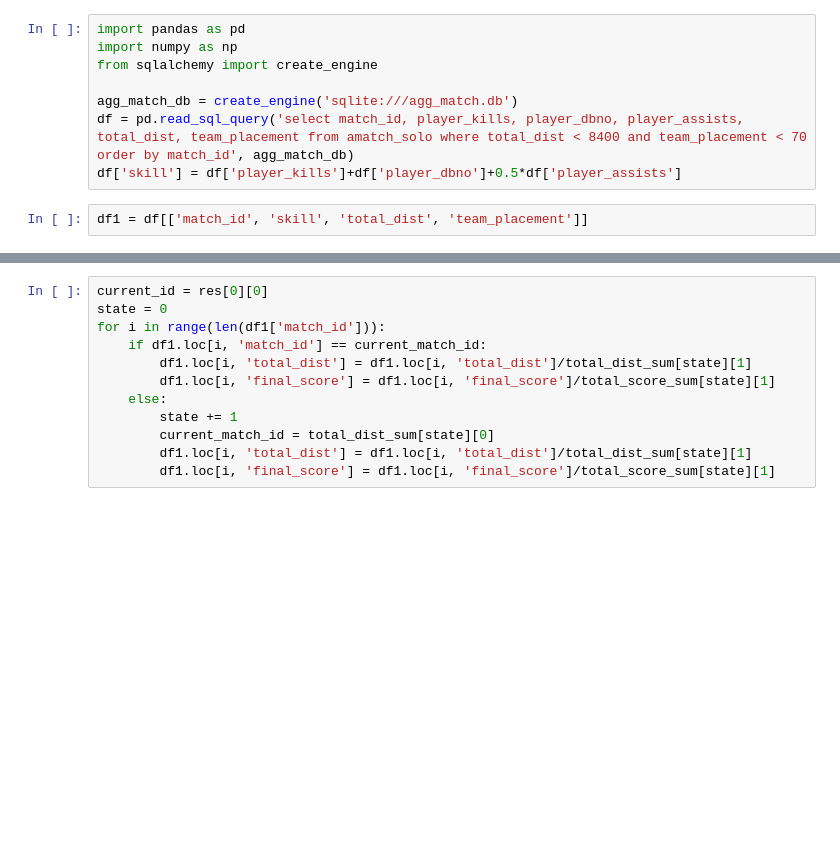
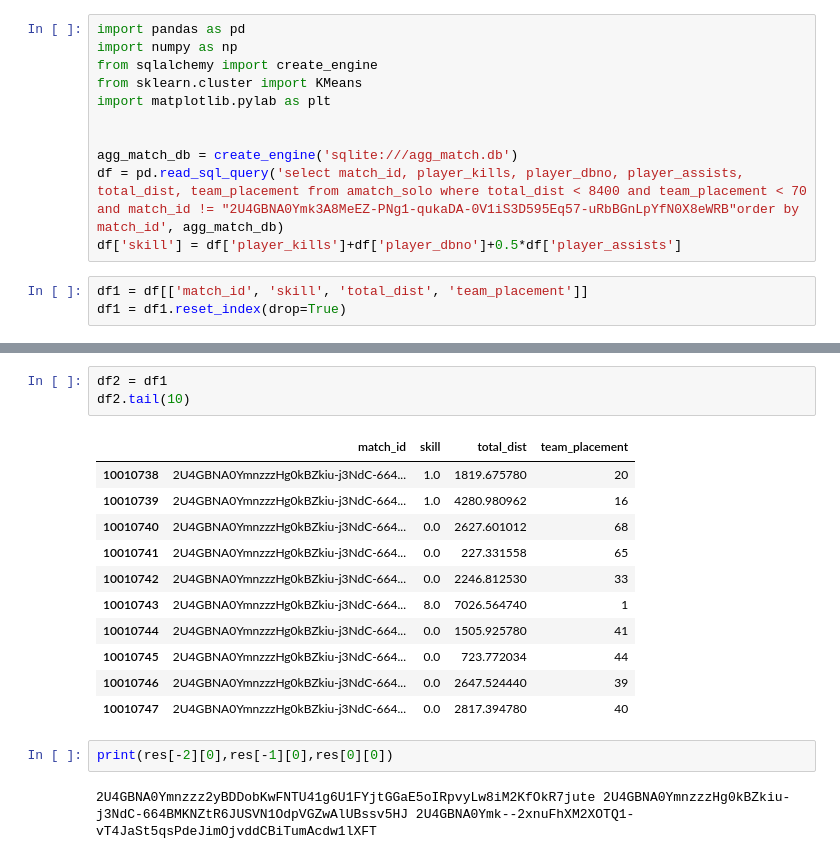
Before and after one commit to chenjianyi1995/Chicken-For-Dinner, a Jupyter notebook: Project/mining part 1.ipynb, the cells around one changed output, grey strips where cells are left out. Drawn from its saved outputs; the diff is of its cells as text; blank space fills up the shorter version.

```diff
--- a/Project/mining part 1.ipynb
+++ b/Project/mining part 1.ipynb
@@ -2,12 +2,16 @@
 import pandas as pd
 import numpy as np
 from sqlalchemy import create_engine
+from sklearn.cluster import KMeans
+import matplotlib.pylab as plt
+
 
 agg_match_db = create_engine('sqlite:///agg_match.db')
-df = pd.read_sql_query('select match_id, player_kills, player_dbno, player_assists, total_dist, team_placement from amatch_solo where total_dist < 8400 and team_placement < 70 order by match_id', agg_match_db)
+df = pd.read_sql_query('select match_id, player_kills, player_dbno, player_assists, total_dist, team_placement from amatch_solo where total_dist < 8400 and team_placement < 70 and match_id != "2U4GBNA0Ymk3A8MeEZ-PNg1-qukaDA-0V1iS3D595Eq57-uRbBGnLpYfN0X8eWRB"order by match_id', agg_match_db)
 df['skill'] = df['player_kills']+df['player_dbno']+0.5*df['player_assists']
 # %%
 df1 = df[['match_id', 'skill', 'total_dist', 'team_placement']]
+df1 = df1.reset_index(drop=True)
 # %%
 ids = df1['match_id']
 pre_id = ids[0]
@@ -30,12 +46,19 @@ for i in range(match_len):
-# %%
-current_id = res[0][0]
-state = 0
-for i in range(len(df1['match_id'])):
-    if df1.loc[i, 'match_id'] == current_match_id:
-        df1.loc[i, 'total_dist'] = df1.loc[i, 'total_dist']/total_dist_sum[state][1]
-        df1.loc[i, 'final_score'] = df1.loc[i, 'final_score']/total_score_sum[state][1]
-    else:
-        state += 1
-        current_match_id = total_dist_sum[state][0]
-        df1.loc[i, 'total_dist'] = df1.loc[i, 'total_dist']/total_dist_sum[state][1]
-        df1.loc[i, 'final_score'] = df1.loc[i, 'final_score']/total_score_sum[state][1]
+# %%
+df2 = df1
+df2.tail(10)
+# %% [output]
+|  | match_id | skill | total_dist | team_placement |
+| 10010738 | 2U4GBNA0YmnzzzHg0kBZkiu-j3NdC-664... | 1.0 | 1819.675780 | 20 |
+| 10010739 | 2U4GBNA0YmnzzzHg0kBZkiu-j3NdC-664... | 1.0 | 4280.980962 | 16 |
+| 10010740 | 2U4GBNA0YmnzzzHg0kBZkiu-j3NdC-664... | 0.0 | 2627.601012 | 68 |
+| 10010741 | 2U4GBNA0YmnzzzHg0kBZkiu-j3NdC-664... | 0.0 | 227.331558 | 65 |
+| 10010742 | 2U4GBNA0YmnzzzHg0kBZkiu-j3NdC-664... | 0.0 | 2246.812530 | 33 |
+| 10010743 | 2U4GBNA0YmnzzzHg0kBZkiu-j3NdC-664... | 8.0 | 7026.564740 | 1 |
+| 10010744 | 2U4GBNA0YmnzzzHg0kBZkiu-j3NdC-664... | 0.0 | 1505.925780 | 41 |
+| 10010745 | 2U4GBNA0YmnzzzHg0kBZkiu-j3NdC-664... | 0.0 | 723.772034 | 44 |
+| 10010746 | 2U4GBNA0YmnzzzHg0kBZkiu-j3NdC-664... | 0.0 | 2647.524440 | 39 |
+| 10010747 | 2U4GBNA0YmnzzzHg0kBZkiu-j3NdC-664... | 0.0 | 2817.394780 | 40 |
+# %%
+print(res[-2][0],res[-1][0],res[0][0])
+# %% [output]
+2U4GBNA0Ymnzzz2yBDDobKwFNTU41g6U1FYjtGGaE5oIRpvyLw8iM2KfOkR7jute 2U4GBNA0YmnzzzHg0kBZkiu-j3NdC-664BMKNZtR6JUSVN1OdpVGZwAlUBssv5HJ 2U4GBNA0Ymk--2xnuFhXM2XOTQ1-vT4JaSt5qsPdeJimOjvddCBiTumAcdw1lXFT
```
Also changed, not shown: parts of 12 cells of this notebook.
